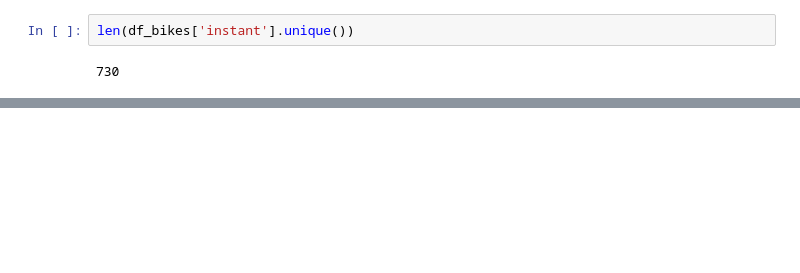
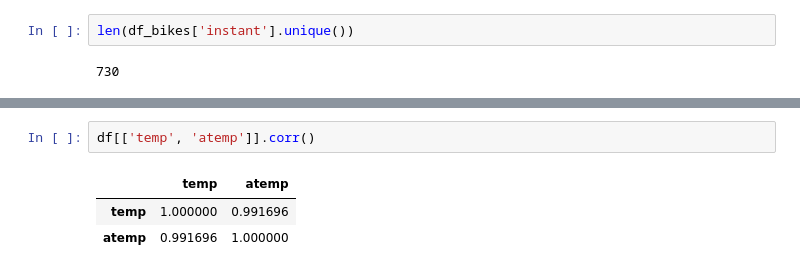
Before and after one commit to akshaysmin/Bike-Sharing-Demand-Prediction, a Jupyter notebook: Bike_Sharing_Demand.ipynb, the cells around one changed output, grey strips where cells are left out. Cells and saved outputs as stored; diff of their text form; blank space fills up the shorter version.

```diff
--- a/Bike_Sharing_Demand.ipynb
+++ b/Bike_Sharing_Demand.ipynb
@@ -103,0 +116,6 @@ Conclusion : instant represents unique id values for each row
+# %%
+df[['temp', 'atemp']].corr()
+# %% [output]
+|  | temp | atemp |
+| temp | 1.000000 | 0.991696 |
+| atemp | 0.991696 | 1.000000 |
```
Also changed, not shown: parts of 36 cells of this notebook.
